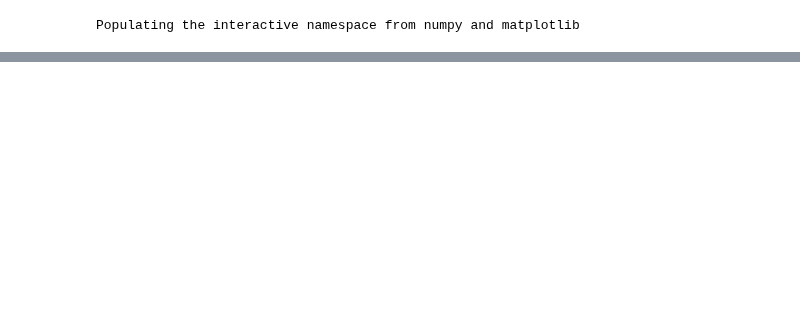
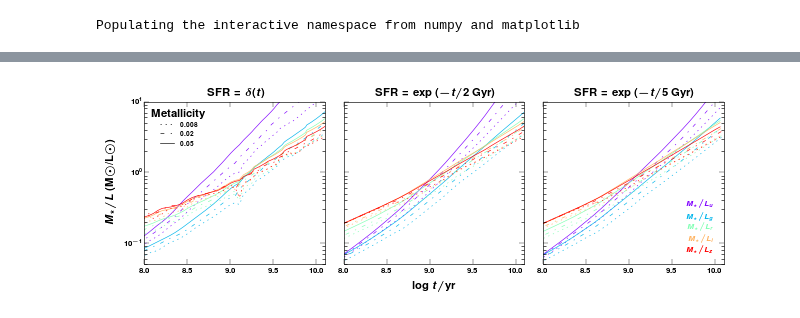
Before and after one commit to ajmejia/notebooks, a Jupyter notebook: G05Indexes.ipynb, the cells around one changed output, grey strips where cells are left out. Cells and saved outputs as stored; diff of their text form; code cells hidden in the pictures; blank space fills up the shorter version.

```diff
--- a/G05Indexes.ipynb
+++ b/G05Indexes.ipynb
@@ -245,0 +222,29 @@ NameError: name 'lsindx6' is not defined
+# %%
+fig, axs = subplots(1, 3, sharey=True, sharex=True, figsize=(7,2.5))
+xlim(8.0, 10.1)
+ylim(5e-2, 1e1)
+axs[0].set_ylabel(r"\bf $M_\star/L$ (M$\odot$/L$\odot$)")
+axs[1].set_xlabel(ax_xlabel["age"])
+
+properties = ["M/L_u", "M/L_g", "M/L_r", "M/L_i", "M/L_z"]
+linestyles = [":", "-.", "-"]
+colors = cm.rainbow(linspace(0,1,len(properties)))
+titles = [r"\bf $\text{SFR}=\delta(t)$", r"\bf $\text{SFR}=\exp{(-t/2\,\text{Gyr})}$", r"\bf $\text{SFR}=\exp{(-t/5\,\text{Gyr})}$"]
+
+mlr = [tau0_stelib, tau2_stelib, tau5_stelib]
+for i in xrange(axs.size):
+    axs[i].set_title(titles[i])
+
+    for k, prop in enumerate(properties):
+        for j, zkw in enumerate(sorted(libraries["stelib"])[2:]):
+            axs[i].semilogy(mlr[i][zkw]["age"], mlr[i][zkw][prop], linestyles[j], color=colors[k], lw=0.5, label=r"\bf ${}$".format(libraries["stelib"][zkw]))
+
+        if i==0 and k==0:
+            for line in axs[i].legend(loc=0, title=r"\bf Metallicity").get_lines(): line.set_color("k")
+        if i==2:
+            axs[i].text(0.93, 0.35-k*0.07, ax_ylabels[prop], color=colors[k], fontsize="x-small", ha="right", transform=axs[i].transAxes)
+
+fig.tight_layout()
+fig.savefig("{}/mass-to-light".format("./img"))
+# %% [output]
+[figure, added]
```
Also changed, not shown: parts of 4 cells of this notebook.
